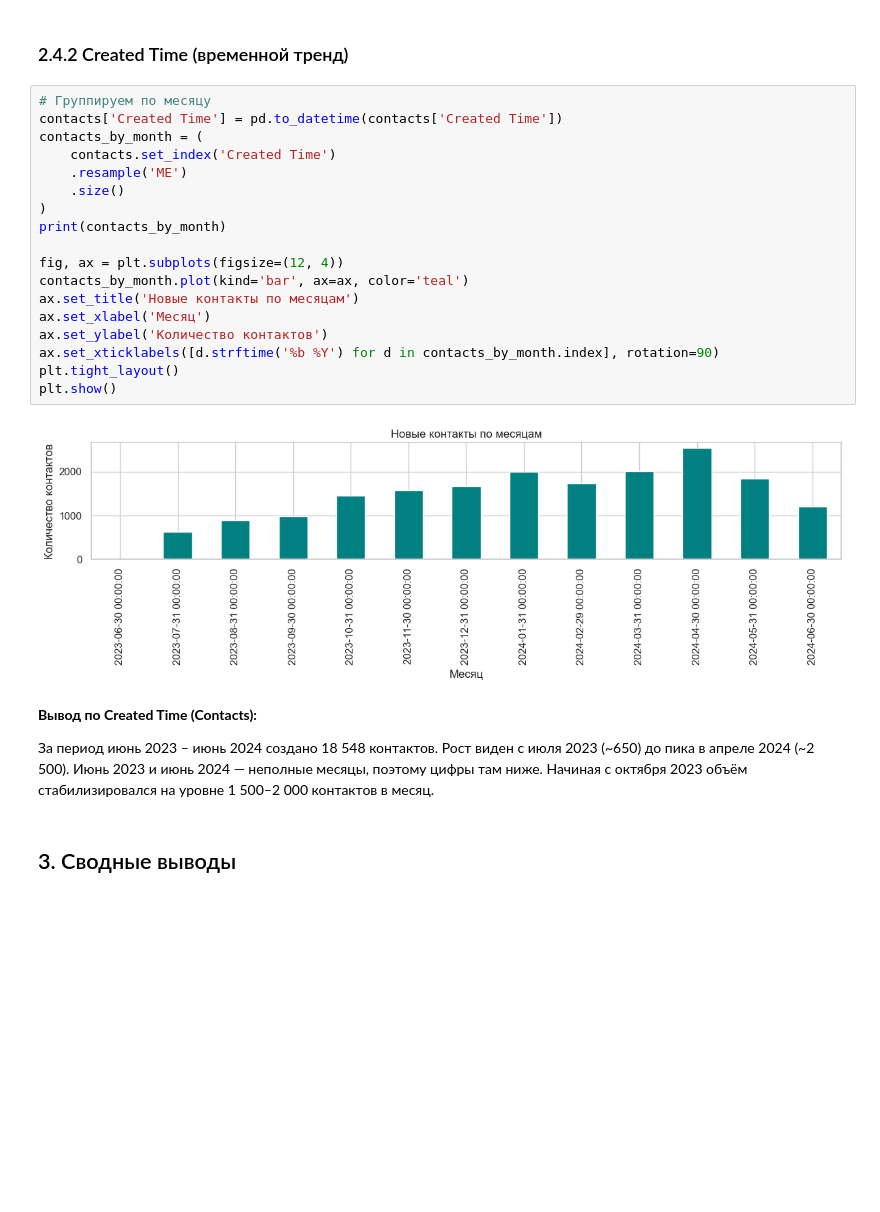
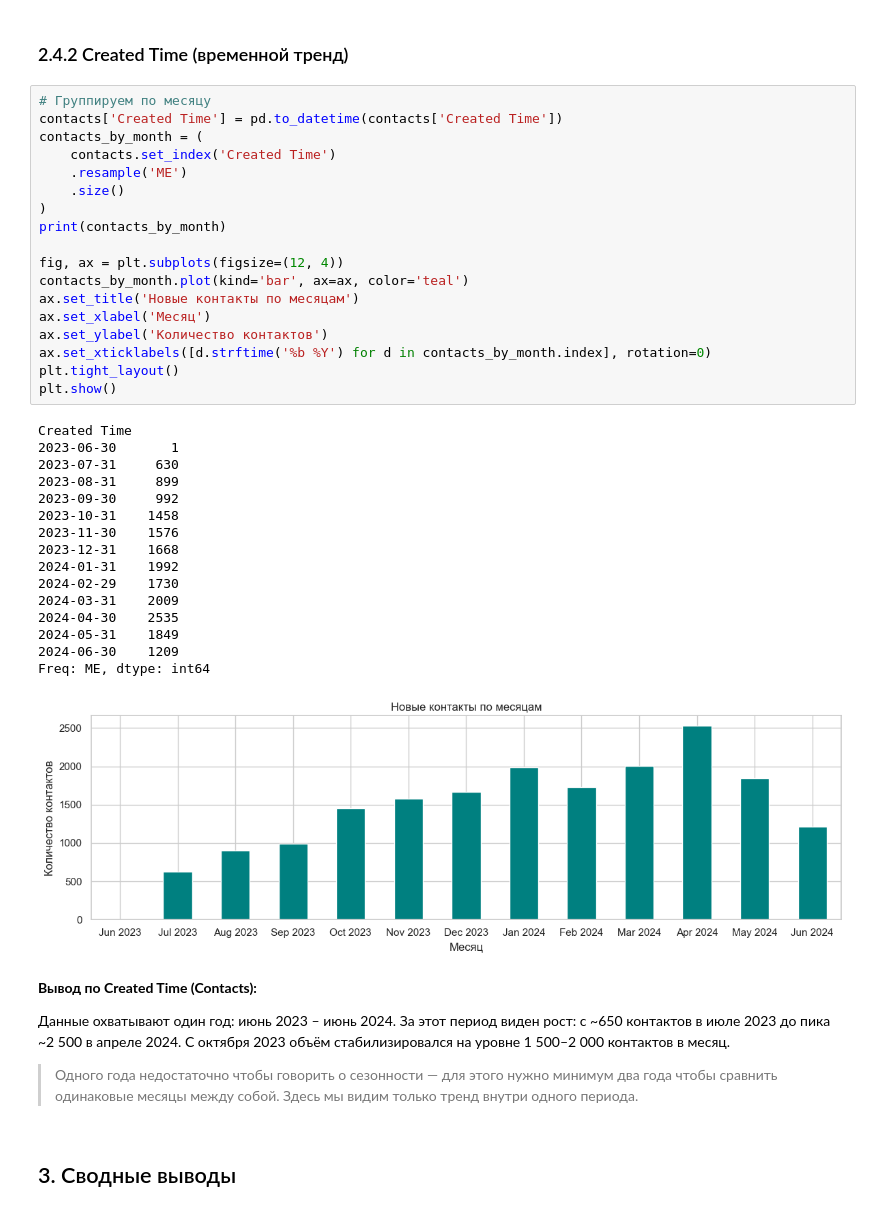
Before and after one commit to gggvitalii90/final_v2_Honcharov, a Jupyter notebook: notebooks/02_descriptive.ipynb, the cells around one changed output. Cells and saved outputs as stored; diff of their text form; blank space fills up the shorter version.

```diff
--- a/notebooks/02_descriptive.ipynb
+++ b/notebooks/02_descriptive.ipynb
@@ -1802,27 +1802,44 @@ Name: count, dtype: int64
 # %%
 # Группируем по месяцу
 contacts['Created Time'] = pd.to_datetime(contacts['Created Time'])
 contacts_by_month = (
     contacts.set_index('Created Time')
     .resample('ME')
     .size()
 )
 print(contacts_by_month)
 
 fig, ax = plt.subplots(figsize=(12, 4))
 contacts_by_month.plot(kind='bar', ax=ax, color='teal')
 ax.set_title('Новые контакты по месяцам')
 ax.set_xlabel('Месяц')
 ax.set_ylabel('Количество контактов')
-ax.set_xticklabels([d.strftime('%b %Y') for d in contacts_by_month.index], rotation=90)
+ax.set_xticklabels([d.strftime('%b %Y') for d in contacts_by_month.index], rotation=0)
 plt.tight_layout()
 plt.show()
 # %% [output]
+Created Time
+2023-06-30       1
+2023-07-31     630
+2023-08-31     899
+2023-09-30     992
+2023-10-31    1458
+2023-11-30    1576
+2023-12-31    1668
+2024-01-31    1992
+2024-02-29    1730
+2024-03-31    2009
+2024-04-30    2535
+2024-05-31    1849
+2024-06-30    1209
+Freq: ME, dtype: int64
-[figure, old version]
+[figure, new version]
 # %% [markdown]
 **Вывод по Created Time (Contacts):**
 
-За период июнь 2023 – июнь 2024 создано 18 548 контактов. Рост виден с июля 2023 (~650) до пика в апреле 2024 (~2 500). Июнь 2023 и июнь 2024 — неполные месяцы, поэтому цифры там ниже. Начиная с октября 2023 объём стабилизировался на уровне 1 500–2 000 контактов в месяц.
+Данные охватывают один год: июнь 2023 – июнь 2024. За этот период виден рост: с ~650 контактов в июле 2023 до пика ~2 500 в апреле 2024. С октября 2023 объём стабилизировался на уровне 1 500–2 000 контактов в месяц.
+
+> Одного года недостаточно чтобы говорить о сезонности — для этого нужно минимум два года чтобы сравнить одинаковые месяцы между собой. Здесь мы видим только тренд внутри одного периода.
 # %% [markdown]
 ## 3. Сводные выводы
 # %%
```
